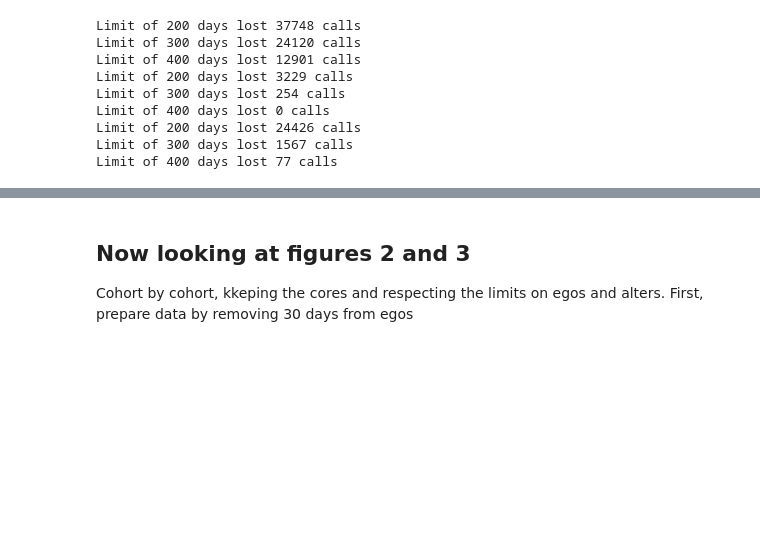
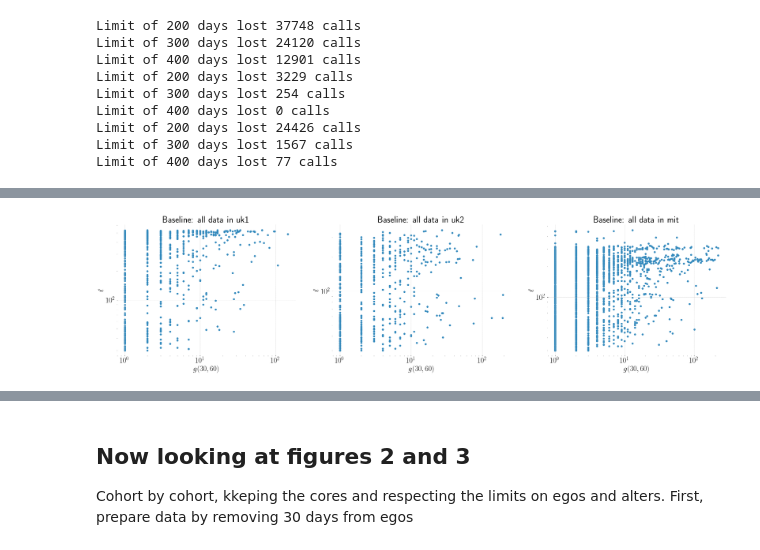
Before and after one commit to nitnelav27/comm_patterns, a Jupyter notebook: 202107.ipynb, the cells around one changed output, grey strips where cells are left out. Drawn from its saved outputs; the diff is of its cells as text; code cells hidden in the pictures; blank space fills up the shorter version.

```diff
--- a/202107.ipynb
+++ b/202107.ipynb
@@ -712,6 +718,6 @@ for p in range(3):
     plt.ylabel(r"$\ell$")
     plt.xscale("log")
     plt.yscale("log")
-    plt.scatter([x[0] for x in glc[cohorts[p]][0]], [y[1] for y in glc[cohorts[p]][0]])http://localhost:8888/lab
+    plt.scatter([x[0] for x in glc[cohorts[p]][0]], [y[1] for y in glc[cohorts[p]][0]])
 #plt.savefig("params/page1.pdf", dpi=200)
 # %% [output]
@@ -719,3 +724,4 @@ SyntaxError: invalid syntax (<ipython-input-67-fe23080f5b6f>, line 10)
+[figure, added]
 # %%
 plt.figure(figsize=(36, 24))
 for p in range(9):
```
Also changed, not shown: parts of 32 cells of this notebook, 6 other files.
